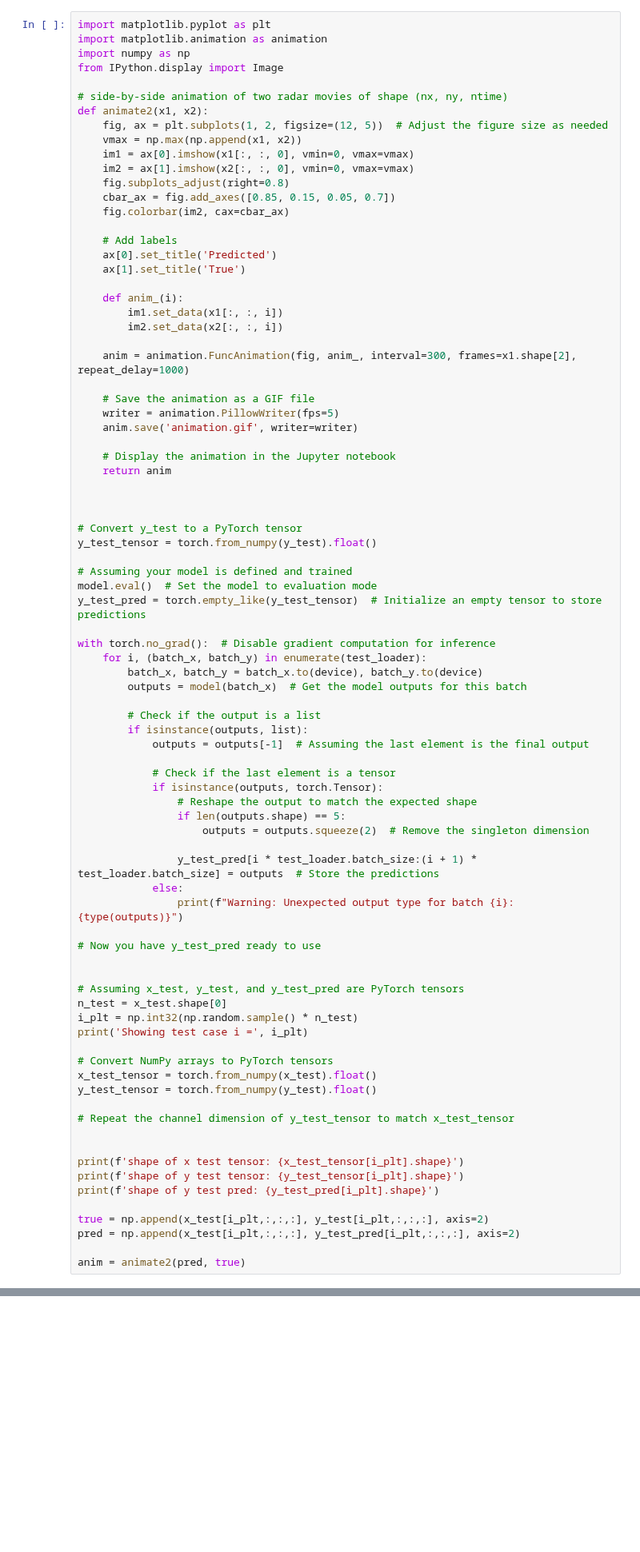
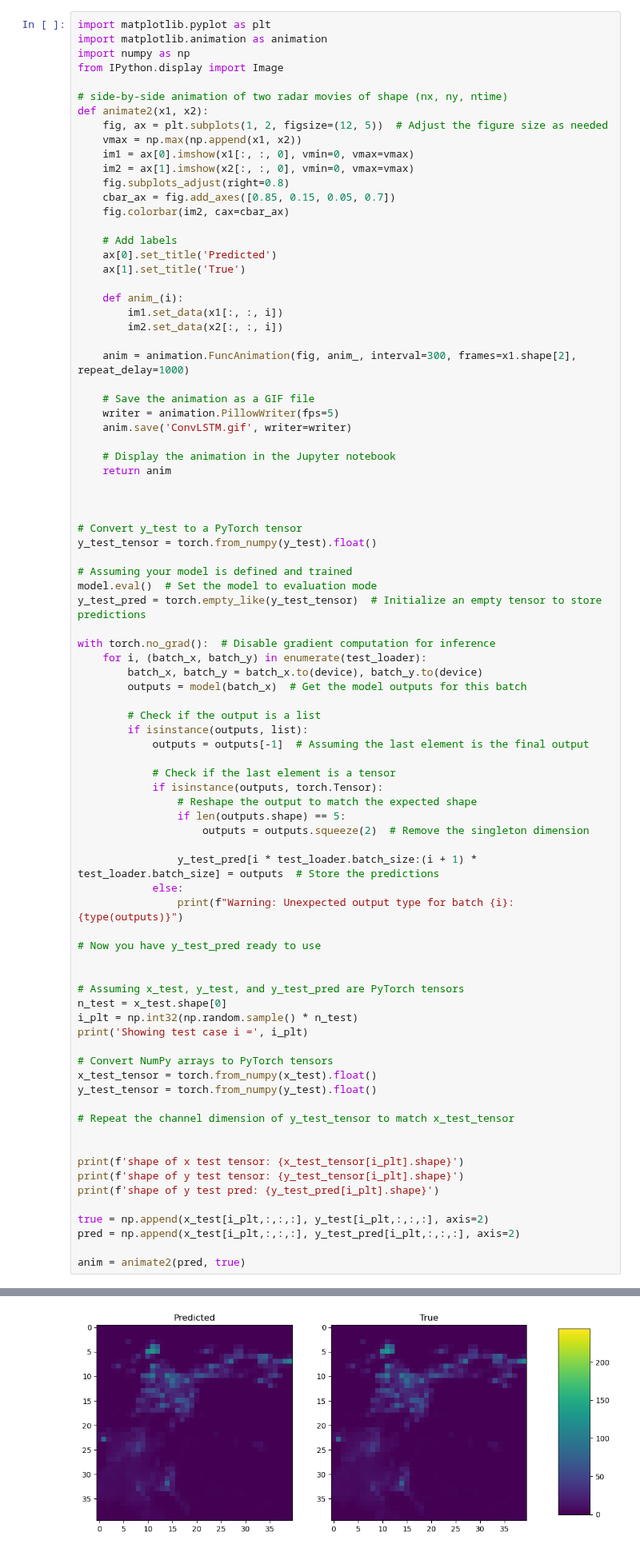
Before and after one commit to Tsomoriri/PhysNet-RadarNowcast, a Jupyter notebook: convLSTM.ipynb, the cells around one changed output, grey strips where cells are left out. Shown at 80% size. Drawn from its saved outputs; the diff is of its cells as text; blank space fills up the shorter version.

```diff
--- a/convLSTM.ipynb
+++ b/convLSTM.ipynb
@@ -345,7 +352,7 @@ def animate2(x1, x2):
 
     # Save the animation as a GIF file
     writer = animation.PillowWriter(fps=5)
-    anim.save('animation.gif', writer=writer)
+    anim.save('ConvLSTM.gif', writer=writer)
 
     # Display the animation in the Jupyter notebook
     return anim
@@ -401,3 +408,4 @@ true = np.append(x_test[i_plt,:,:,:], y_test[i_plt,:,:,:], axis=2)
 pred = np.append(x_test[i_plt,:,:,:], y_test_pred[i_plt,:,:,:], axis=2)
 
 anim = animate2(pred, true)
+# %% [output]
@@ -403,0 +416 @@ anim = animate2(pred, true)
+[figure, added]
```
Also changed, not shown: parts of 3 cells of this notebook, 4 other files.
